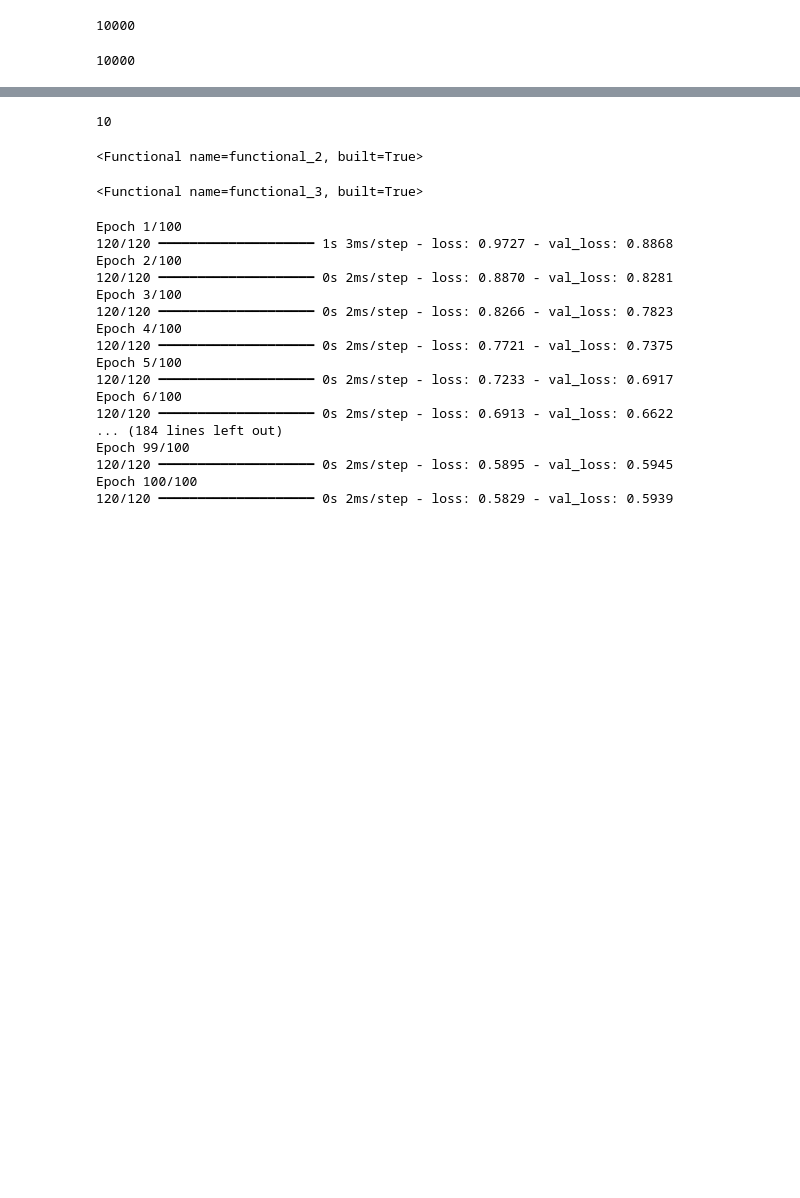
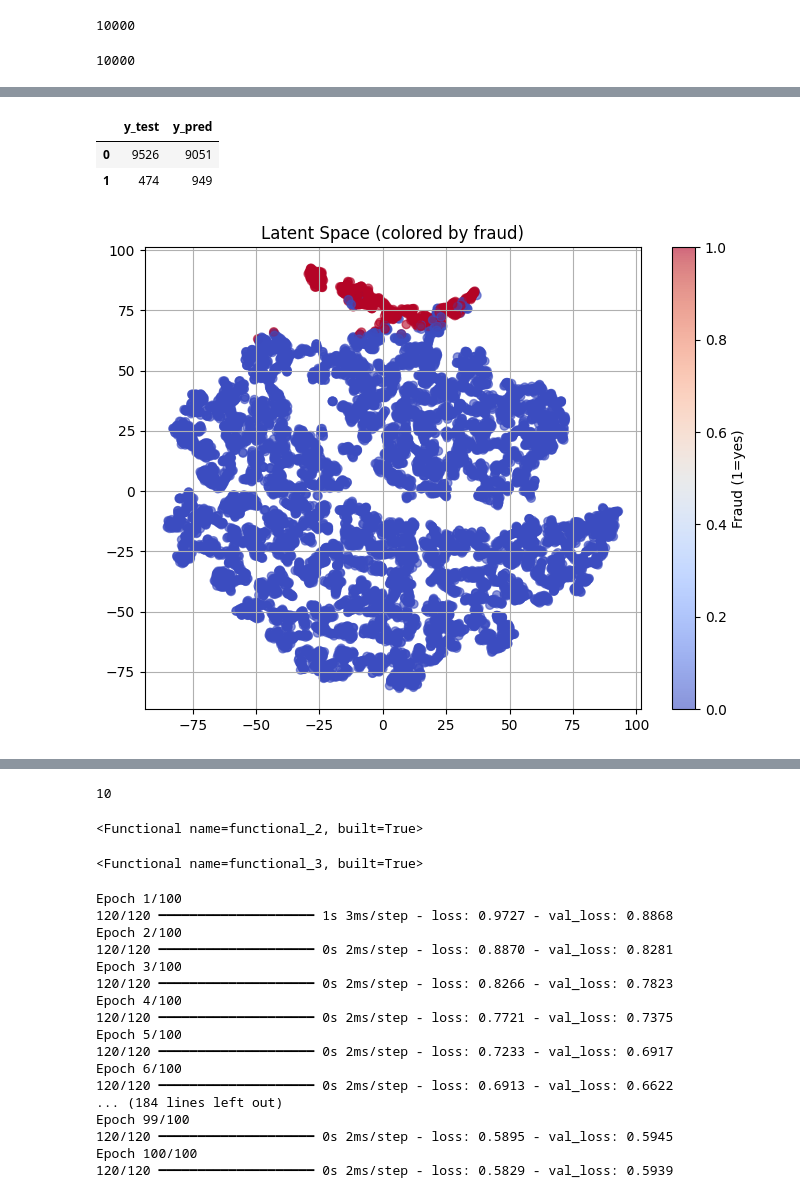
Before and after one commit to lidv94/anomaly-detection, a Jupyter notebook: auto_encoder_mock_20250717.ipynb, the cells around one changed output, grey strips where cells are left out. Saved outputs shown, nothing was run; the diff lists cells and outputs as text; code cells hidden in the pictures; blank space fills up the shorter version.

```diff
--- a/auto_encoder_mock_20250717.ipynb
+++ b/auto_encoder_mock_20250717.ipynb
@@ -171,0 +679,48 @@ len(y_test) # เฉลย for all agent
+# %%
+pd.DataFrame({
+    "y_test": pd.Series(y_test).value_counts(),
+    "y_pred": pd.Series(predicted_fraud).value_counts()
+}).fillna(0).astype(int)
+# %% [output]
+|  | y_test | y_pred |
+| 0 | 9526 | 9051 |
+| 1 | 474 | 949 |
+# %%
+from sklearn.manifold import TSNE
+import matplotlib.pyplot as plt
+
+def extract_embeddings(model, X, y):
+    """
+    Extract latent embeddings from encoder and visualize with t-SNE.
+
+    Parameters:
+    - model: Autoencoder with `.encode()` method
+    - X: np.array
+    - y: true labels (0 or 1)
+
+    Returns:
+    - embeddings: np.array
+    """
+    device = torch.device("cuda" if torch.cuda.is_available() else "cpu")
+    model.to(device)
+    model.eval()
+
+    X_tensor = torch.tensor(X, dtype=torch.float32).to(device)
+    with torch.no_grad():
+        embeddings = model.encode(X_tensor).cpu().numpy()
+
+    tsne = TSNE(n_components=2, random_state=42)
+    z_tsne = tsne.fit_transform(embeddings)
+
+    plt.figure(figsize=(8, 6))
+    plt.scatter(z_tsne[:, 0], z_tsne[:, 1], c=y, cmap='coolwarm', alpha=0.6)
+    plt.title("Latent Space (colored by fraud)")
+    plt.colorbar(label='Fraud (1=yes)')
+    plt.grid(True)
+    plt.show()
+
+    return embeddings
+# %%
+embeddings = extract_embeddings(trained_model, X_test, y_test)
+# %% [output]
+[figure, added]
```
Also changed, not shown: parts of 38 cells of this notebook, 4 other files.
